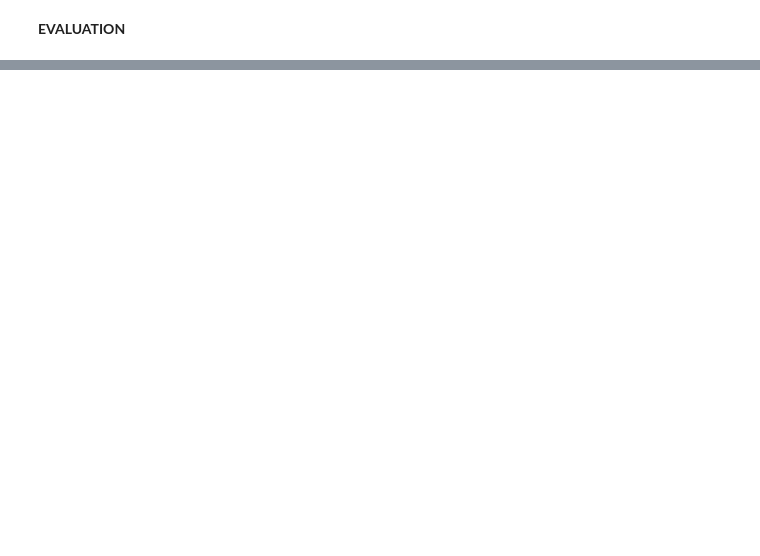
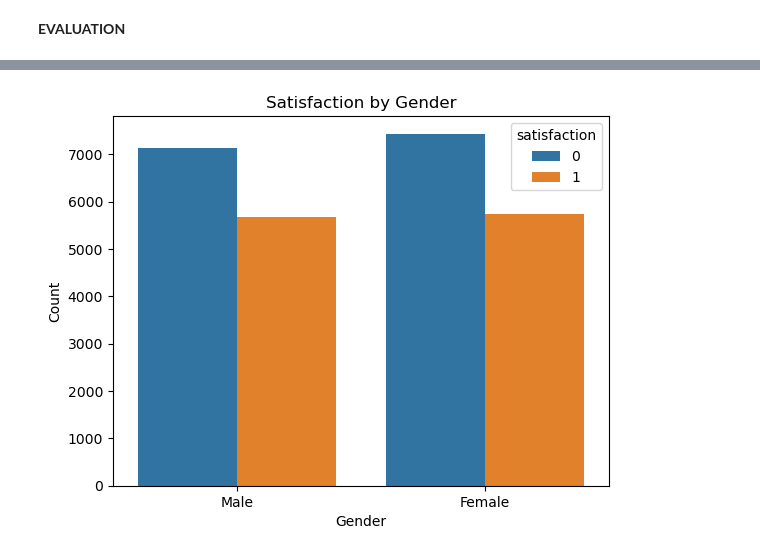
Before and after one commit to DayanAguilar/final_project_sis_int, a Jupyter notebook: neural_netowrk.ipynb, the cells around one changed output, grey strips where cells are left out. Cells and saved outputs as stored; diff of their text form; code cells hidden in the pictures; blank space fills up the shorter version.

Commit message:
Created heatmaps and some graphs

```diff
--- a/neural_netowrk.ipynb
+++ b/neural_netowrk.ipynb
@@ -204,0 +217,9 @@ array([0], dtype=int64)
+# %%
+sns.countplot(x='Gender', hue='satisfaction', data=df)
+plt.title('Satisfaction by Gender')
+plt.xlabel('Gender')
+plt.ylabel('Count')
+plt.xticks([0, 1], ['Male', 'Female'])
+plt.show()
+# %% [output]
+[figure, added]
```
Also changed, not shown: parts of 7 cells of this notebook.
